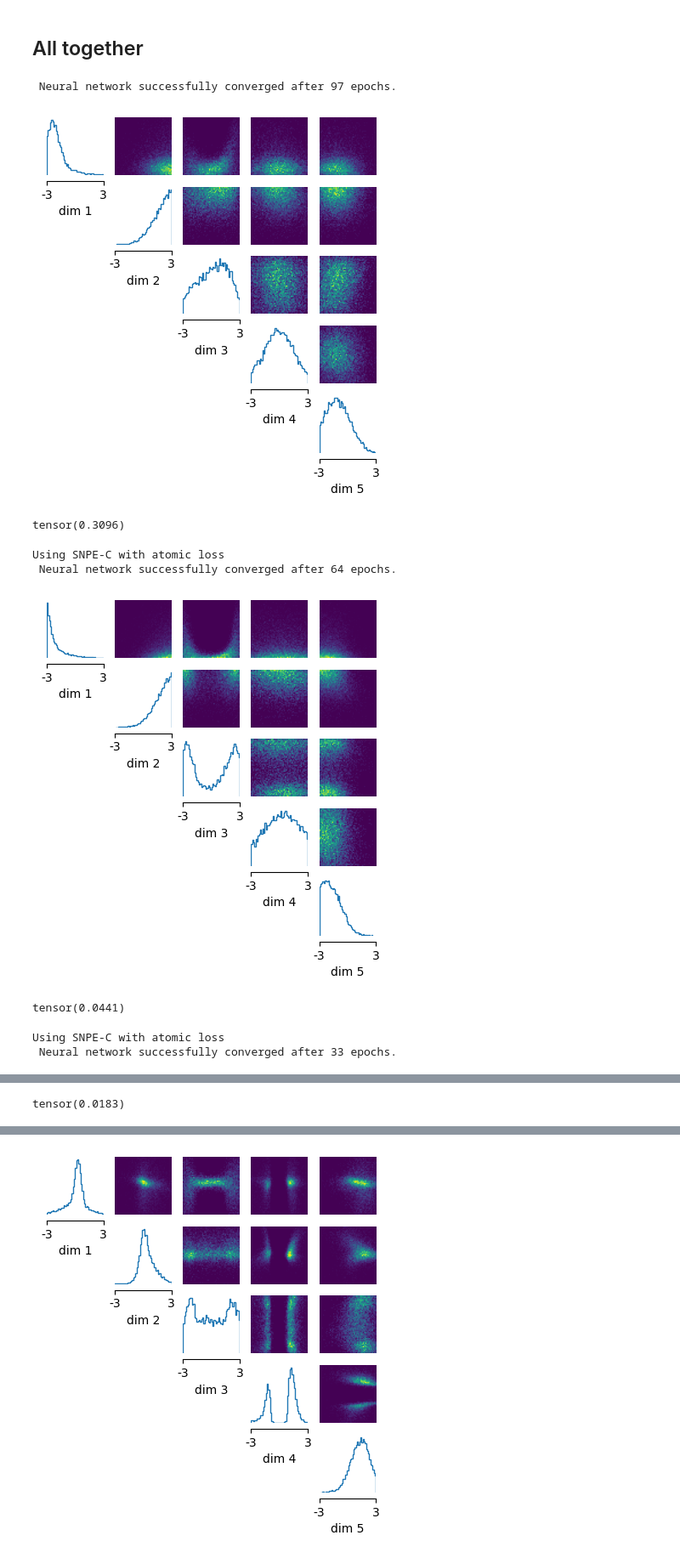
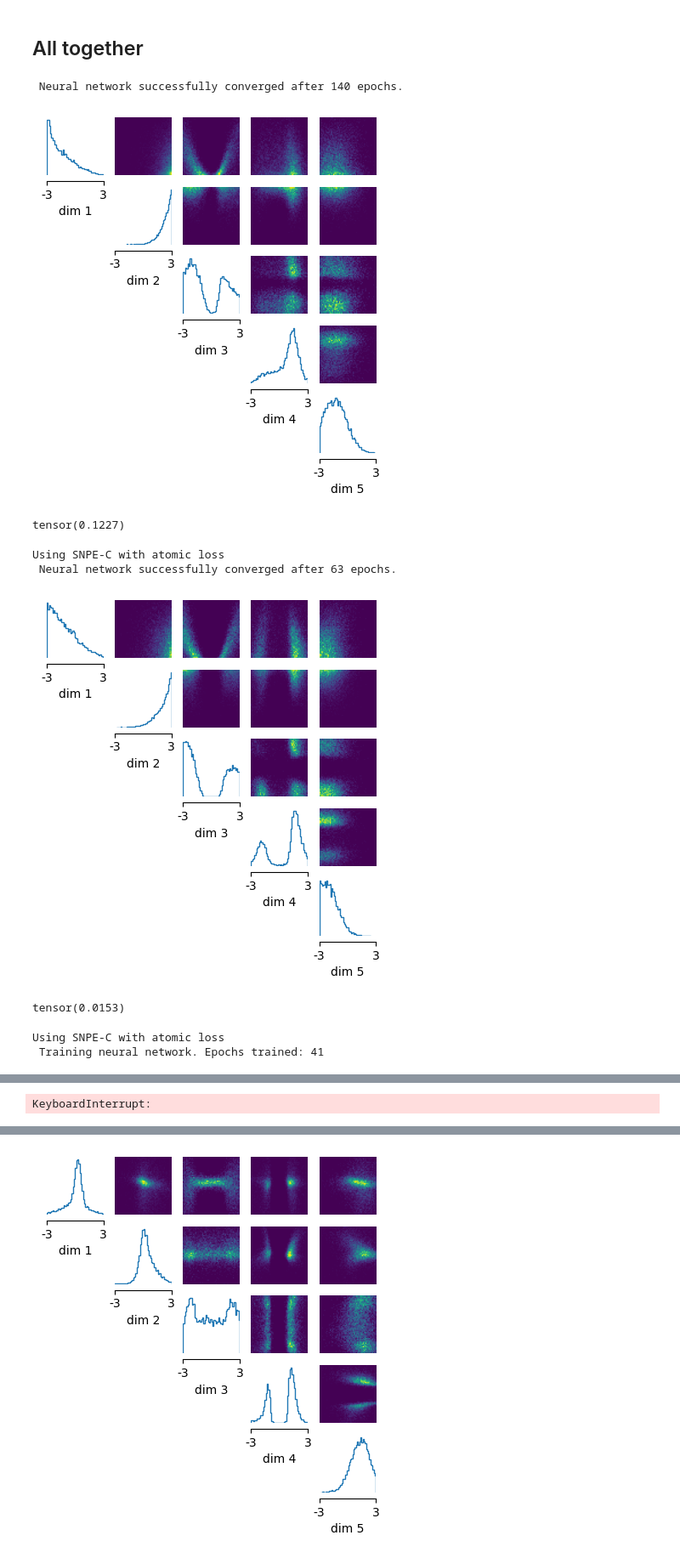
Before and after one commit to SRagy/sbi, a Jupyter notebook: Sammy_examples/Leak_tests.ipynb, the cells around one changed output, grey strips where cells are left out. Shown at 85% size. Cells and saved outputs as stored; diff of their text form; code cells hidden in the pictures.

Commit message:
Amended loss functions. Some promising results.

```diff
--- a/Sammy_examples/Leak_tests.ipynb
+++ b/Sammy_examples/Leak_tests.ipynb
@@ -230,46 +230,42 @@ tensor([-2.8824e-02, -4.7183e-03, -2.7210e-01,  0.0000e+00, -3.9873e-03,
 #     analysis.pairplot(samples,
 #                         limits=[[-3,3], [-3,3],[-3,3],[-3,3],[-3,3]],
 #                         ticks=[[-3,3],[-3,3],[-3,3],[-3,3],[-3,3]],
 #                         figsize=(5,5),
 #                         points_offdiag={'markersize': 6},
 #                         points_colors='r');
 #     plt.show()
 #     print(acceptance_rate)
 
 num_rounds = 10
 posteriors = []
 simulator, prior = prepare_for_sbi(slcp_simulator, slcp_prior)
 proposal = prior
 inference = SNPE(prior=prior)
 acceptance_rate = 1
 for i in range(num_rounds):
     theta, x= simulate_for_sbi(simulator, proposal, num_simulations=1000)
-    if acceptance_rate < 0.01:
-        correction_frequency = 1
-        num_norm_samples = 20
-    else:
-        correction_frequency= 0.1
-        num_norm_samples = 5
-    density_estimator = inference.append_simulations(theta, x, proposal=proposal).train(loss_function='switch', num_norm_samples=num_norm_samples, stop_after_epochs=30,leak_correction_frequency=correction_frequency)
+    correction_frequency= 0.1
+    num_norm_samples = 5
+    density_estimator = inference.append_simulations(theta, x, proposal=proposal).train(loss_function='weighted', num_norm_samples=num_norm_samples, stop_after_epochs=30,leak_correction_frequency=correction_frequency)
     posterior = inference.build_posterior(density_estimator)
     posteriors.append(posterior)
     proposal = posterior.set_default_x(slcp.get_observation(5))
     samples, acceptance_rate = posterior.sample((10000,), return_acceptance_rate=True)
     analysis.pairplot(samples,
                         limits=[[-3,3], [-3,3],[-3,3],[-3,3],[-3,3]],
                         ticks=[[-3,3],[-3,3],[-3,3],[-3,3],[-3,3]],
                         figsize=(5,5),
                         points_offdiag={'markersize': 6},
                         points_colors='r');
     plt.show()
     print(acceptance_rate)
 # %% [output]
- Neural network successfully converged after 97 epochs.
+ Neural network successfully converged after 140 epochs.
-[figure, old version]
+[figure, new version]
-tensor(0.3096)
+tensor(0.1227)
 Using SNPE-C with atomic loss
- Neural network successfully converged after 64 epochs.
+ Neural network successfully converged after 63 epochs.
-[figure, old version]
+[figure, new version]
-tensor(0.0441)
+tensor(0.0153)
 Using SNPE-C with atomic loss
- Neural network successfully converged after 33 epochs.
+ Training neural network. Epochs trained: 41
@@ -277 +272 @@ Using SNPE-C with atomic loss
-tensor(0.0183)
+KeyboardInterrupt:
```
Also changed, not shown: parts of 2 cells of this notebook, 2 other files.
